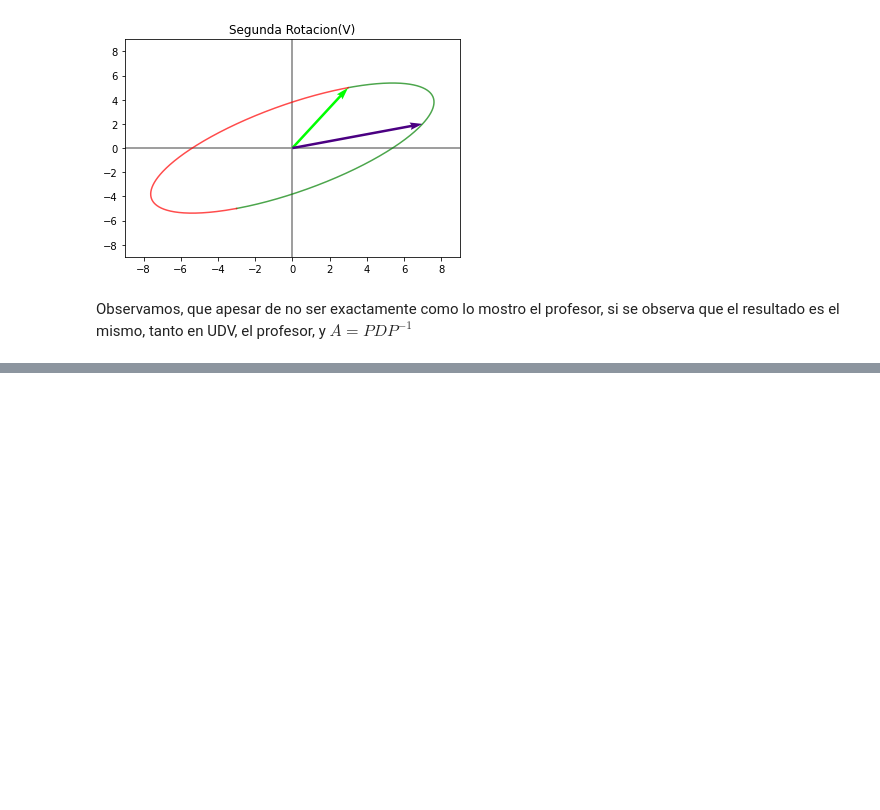
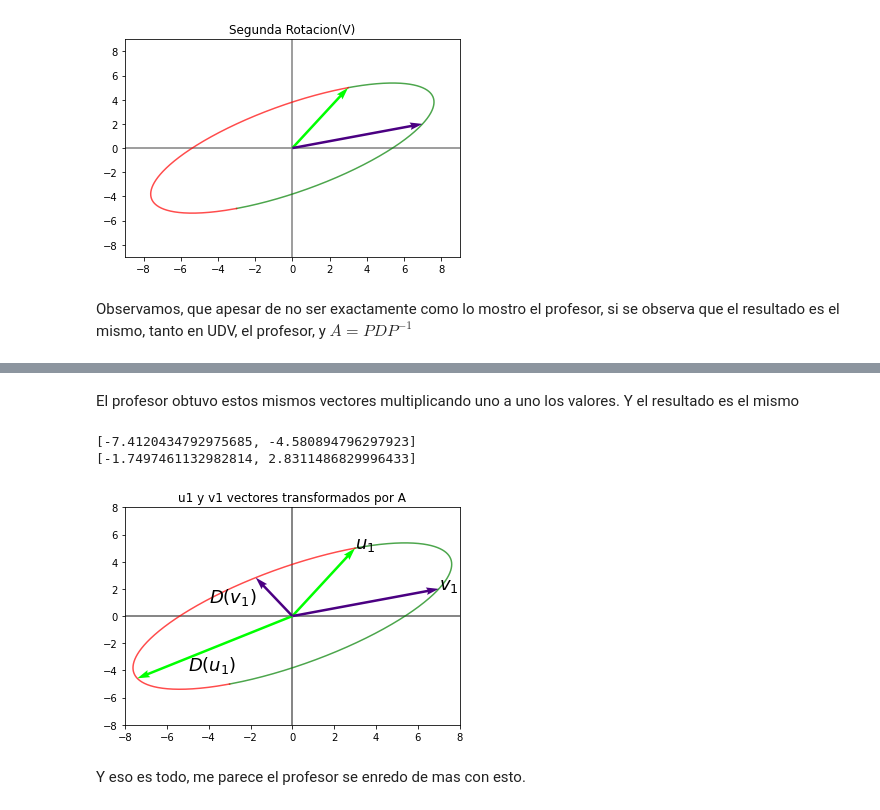
Before and after one commit to carlcri/algegra_lineal_aplicada_ML, a Jupyter notebook: 1_Transformaciones_Lineales/4_notebook.ipynb, the cells around one changed output, grey strips where cells are left out. Cells and saved outputs as stored; diff of their text form; code cells hidden in the pictures; blank space fills up the shorter version.

```diff
--- a/1_Transformaciones_Lineales/4_notebook.ipynb
+++ b/1_Transformaciones_Lineales/4_notebook.ipynb
@@ -187,0 +224,30 @@ Observamos, que apesar de no ser exactamente como lo mostro el profesor, si se o
+# %% [markdown]
+El profesor obtuvo estos mismos vectores multiplicando uno a uno los valores. Y el resultado es el mismo
+# %%
+U, D, V = np.linalg.svd(A)
+
+u1 = [D[0]*U[0,0], D[0]*U[0,1]]
+v1 = [D[1]*U[1,0], D[1]*U[1,1]]
+
+print(u1)
+print(v1)
+# %% [output]
+[-7.4120434792975685, -4.580894796297923]
+[-1.7497461132982814, 2.8311486829996433]
+# %%
+graficarMatriz1(A, cols = ['lime', 'indigo'], title='u1 y v1 vectores transformados por A')
+graficarVectores([u1, v1], cols = ['lime', 'indigo'])
+
+plt.text(3, 5, r"$u_1$", size = 18)
+plt.text(7, 2, r"$v_1$", size = 18)
+
+plt.text(-5, -4, r"$D(u_1)$", size = 18)
+plt.text(-4, 1, r"$D(v_1)$", size = 18)
+
+plt.xlim(-8, 8)
+plt.ylim(-8, 8)
+plt.show()
+# %% [output]
+[figure, added]
+# %% [markdown]
+Y eso es todo, me parece el profesor se enredo de mas con esto.
```
Also changed, not shown: parts of 8 cells of this notebook, 5 other files.
